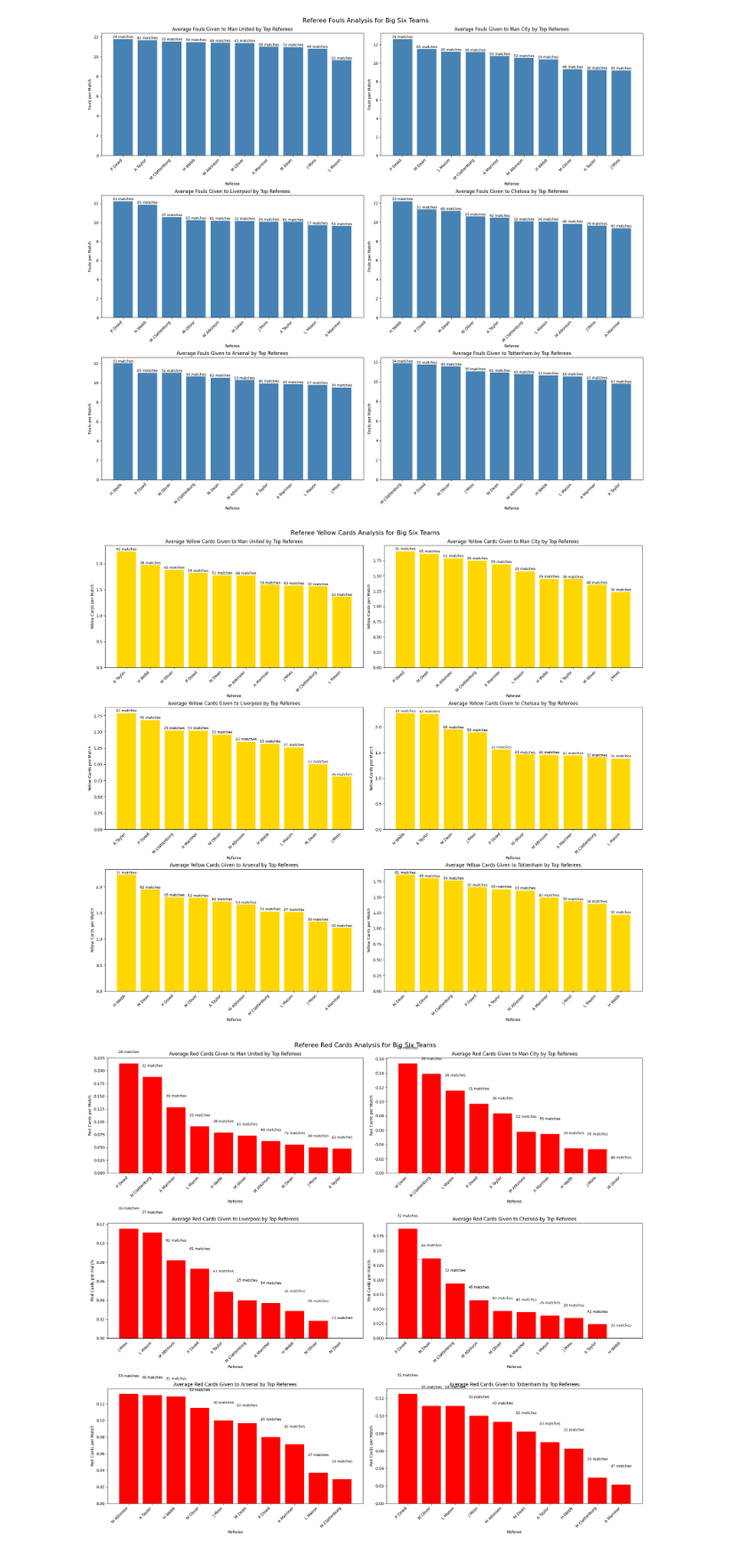
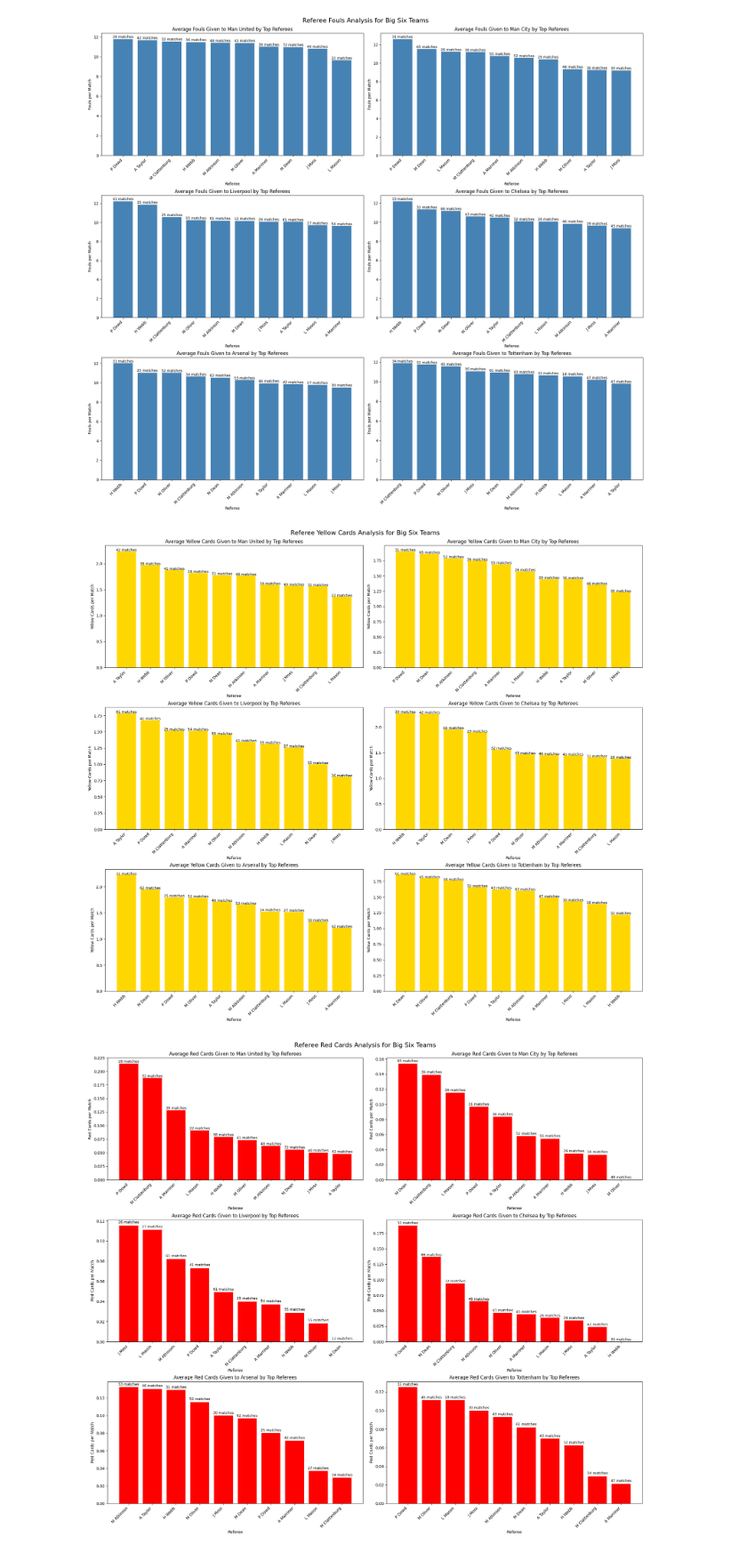
Before and after one commit to TanavSureddy/RefereeBias, a Jupyter notebook: analysis.ipynb, the cells around one changed output. Shown at 89% size. Drawn from its saved outputs; the diff is of its cells as text; code cells hidden in the pictures.

Commit message:
Least Fouls/Cards given graphs

```diff
--- a/analysis.ipynb
+++ b/analysis.ipynb
@@ -480,7 +480,7 @@ def plot_referee_cards_for_big_six(card_type):
         for bar, matches in zip(bars, cards_df['Matches Officiated']):
             axes[i].text(
                 bar.get_x() + bar.get_width()/2,
-                bar.get_height() + 0.02,
+                bar.get_height() + 0.002,
                 f"{int(matches)} matches",
                 ha='center',
                 fontsize=9
@@ -569,31 +569,31 @@ def plot_combined_cards_for_big_six():
         # Sort by total cards per match
         combined_df['Total Cards per Match'] = combined_df['Yellow Cards per Match'] + combined_df['Red Cards per Match']
         combined_df = combined_df.sort_values('Total Cards per Match', ascending=False)
 
         # Create bar chart
         x_pos = np.arange(len(combined_df))
         axes[i].bar(x_pos, combined_df['Yellow Cards per Match'], color='gold', label='Yellow Cards')
         axes[i].bar(x_pos, combined_df['Red Cards per Match'], color='red', bottom=combined_df['Yellow Cards per Match'], label='Red Cards')
 
         # Set the x tick positions and labels
         axes[i].set_xticks(x_pos)
         axes[i].set_xticklabels(combined_df['Referee'], rotation=45, ha='right')
 
         # Add labels and title
         axes[i].set_xlabel('Referee')
         axes[i].set_ylabel('Cards per Match')
         axes[i].set_title(f'Average Cards Given to {team} by Top Referees')
         axes[i].legend()
 
     plt.tight_layout()
     plt.subplots_adjust(top=0.95)
     fig.suptitle('Combined Referee Cards Analysis for Big Six Teams', fontsize=16)
 
     return fig
 
 # Optional: Uncomment to create combined view for all big six teams
 # combined_big_six_fig = plot_combined_cards_for_big_six()
 # plt.show()
 # %% [output]
 [figure]
-[figure, old version]
+[figure, new version]
```
Also changed, not shown: parts of 3 cells of this notebook.
